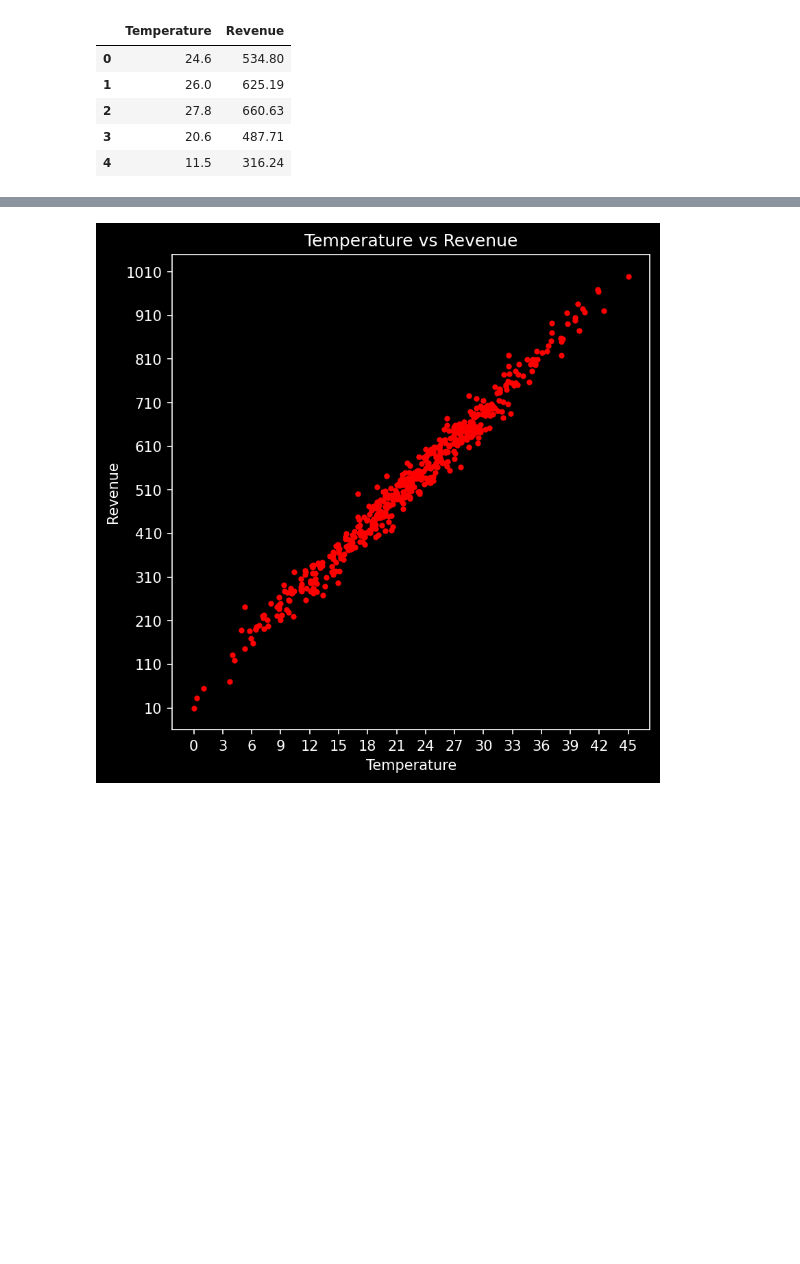
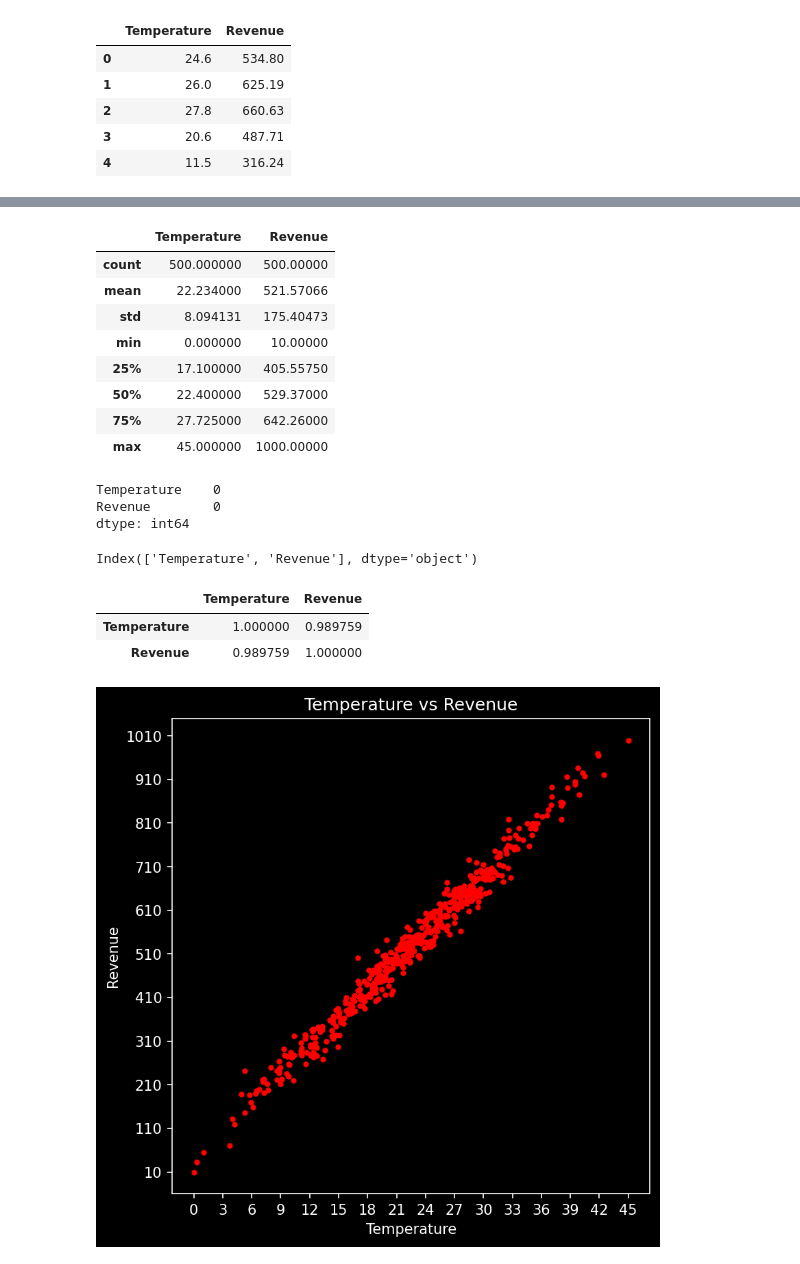
Before and after one commit to debjitpal5040/ML_Algorithms, a Jupyter notebook: Ensemble Learning Algorithms/Stacking/Regression/Stacking_Regression.ipynb, the cells around one changed output, grey strips where cells are left out. Drawn from its saved outputs; the diff is of its cells as text; code cells hidden in the pictures; blank space fills up the shorter version.

```diff
--- a/Ensemble Learning Algorithms/Stacking/Regression/Stacking_Regression.ipynb
+++ b/Ensemble Learning Algorithms/Stacking/Regression/Stacking_Regression.ipynb
@@ -30,3 +46,31 @@ df.head()
+# %%
+df.describe()
+# %% [output]
+|  | Temperature | Revenue |
+| count | 500.000000 | 500.00000 |
+| mean | 22.234000 | 521.57066 |
+| std | 8.094131 | 175.40473 |
+| min | 0.000000 | 10.00000 |
+| 25% | 17.100000 | 405.55750 |
+| 50% | 22.400000 | 529.37000 |
+| 75% | 27.725000 | 642.26000 |
+| max | 45.000000 | 1000.00000 |
+# %%
+df.isnull().sum()
+# %% [output]
+Temperature    0
+Revenue        0
+dtype: int64
+# %%
+df.columns
+# %% [output]
+Index(['Temperature', 'Revenue'], dtype='object')
+# %%
+df.corr()
+# %% [output]
+|  | Temperature | Revenue |
+| Temperature | 1.000000 | 0.989759 |
+| Revenue | 0.989759 | 1.000000 |
 # %%
 X = df.iloc[:, :-1].values
 y = df.iloc[:, -1].values
```
Also changed, not shown: parts of 9 cells of this notebook, 5 other files.
